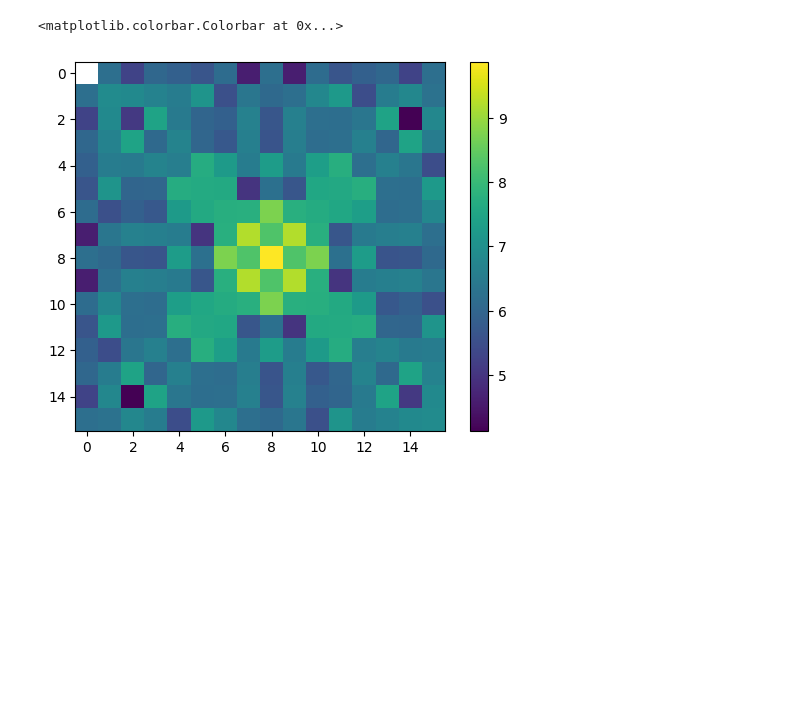
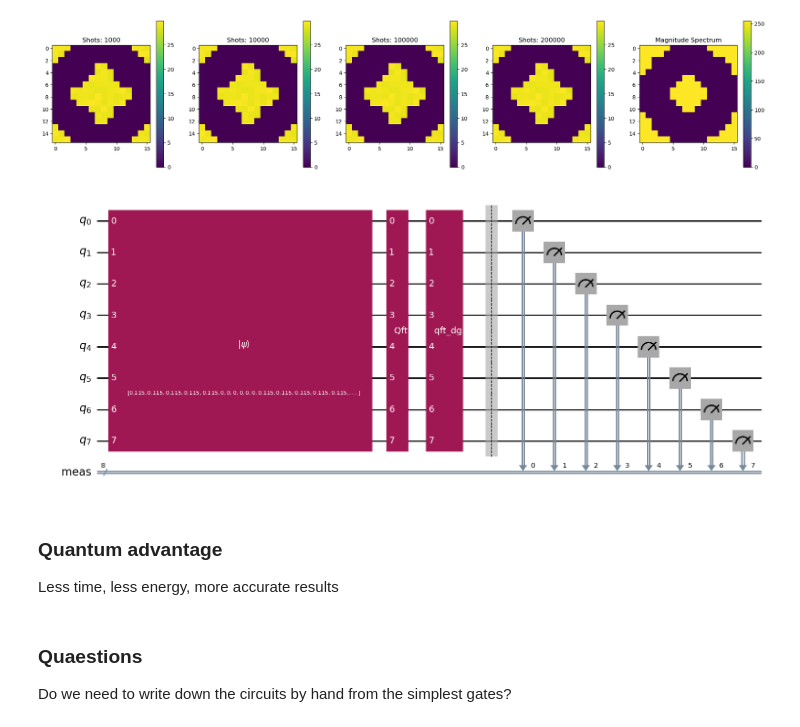
Before and after one commit to benz5460/QuantumRadio, a Jupyter notebook: QPIE_code.ipynb, the cells around one changed output. Saved outputs shown, nothing was run; the diff lists cells and outputs as text; code cells hidden in the pictures; blank space fills up the shorter version.

```diff
--- a/QPIE_code.ipynb
+++ b/QPIE_code.ipynb
@@ -9,12 +9,17 @@ from PIL import Image
 import numpy as np
 
 import matplotlib.pyplot as plt
+# %%
+#load image
+def load_image(filename):
+    im = Image.open(filename,'r')
+    im = im.convert('L') #convert to grayscale
+    return np.array(im)
 # %%
+#encode image into quantum state
 def encode_image(filename, n_qubits):
     #open image file in greyscale and form normalized array
-    im = Image.open(filename,'r')
-    im = im.convert("L")
-    pixel_value_array = np.array(im.get_flattened_data())
+    pixel_value_array = load_image(filename).flatten()
 
     #Normalize the pixel values
     norm = np.linalg.norm(pixel_value_array)
@@ -27,8 +32,9 @@ def encode_image(filename, n_qubits):
     qc.initialize(norm_array, qc.qubits)
     return qc,norm_array
 # %%
-def measure_image(qc, n_qubits):
-    shots = 200000
+#reconstruct image from the circuit
+def measure_image(qc, n_qubits,shots = 200000):
+    #perform measurement on the circuit
     qc.measure_all()
     aer_sim = AerSimulator()
     decomposed_qc = qc.decompose()
@@ -74,15 +104,35 @@ plt.colorbar()
 # %%
-#classical FT
-im = Image.open('circle.png','r')
-im = im.convert("L")
-
-f_transform = np.fft.fft2(np.asarray(im))
-
-f_shift = np.fft.fftshift(f_transform)
-magnitude_spectrum = np.log(np.abs(f_shift))
-
+# transform to the spatial domain
+# inverse QFT
+inverse_f_transform = np.fft.ifft(f_transform)
+magnitude_spectrum = np.abs(inverse_f_transform)
+plt.figure(figsize=(24, 5))
+plt.subplot(1, len(shots) + 1, len(shots) + 1)
 plt.imshow(magnitude_spectrum)
 plt.colorbar()
+plt.title('Magnitude Spectrum')
+for i in range(len(shots)):
+    qc,norm_arr = encode_image('circle.png', 8)
+    qc.append(QFTGate(8), qc.qubits)
+    qc.append(QFTGate(8).inverse(), qc.qubits)
+    measured_arr = measure_image(qc, 8, shots = shots[i])
+    # shifted_image = np.fft.fftshift(measured_arr)
+    plt.subplot(1, len(shots)+1, i + 1)
+    plt.imshow(shifted_image)
+    plt.colorbar()
+    plt.title(f'Shots: {shots[i]}')
+
+
+plt.show()
 # %% [output]
-<matplotlib.colorbar.Colorbar at 0x...>
-[figure, old version]
+[figure, new version]
+# %%
+qc.draw('mpl')
+# %% [output]
+[figure, added]
+# %% [markdown]
+### Quantum advantage
+Less time, less energy, more accurate results
+# %% [markdown]
+### Quaestions
+Do we need to write down the circuits by hand from the simplest gates?
```
Also changed, not shown: parts of 2 cells of this notebook.
